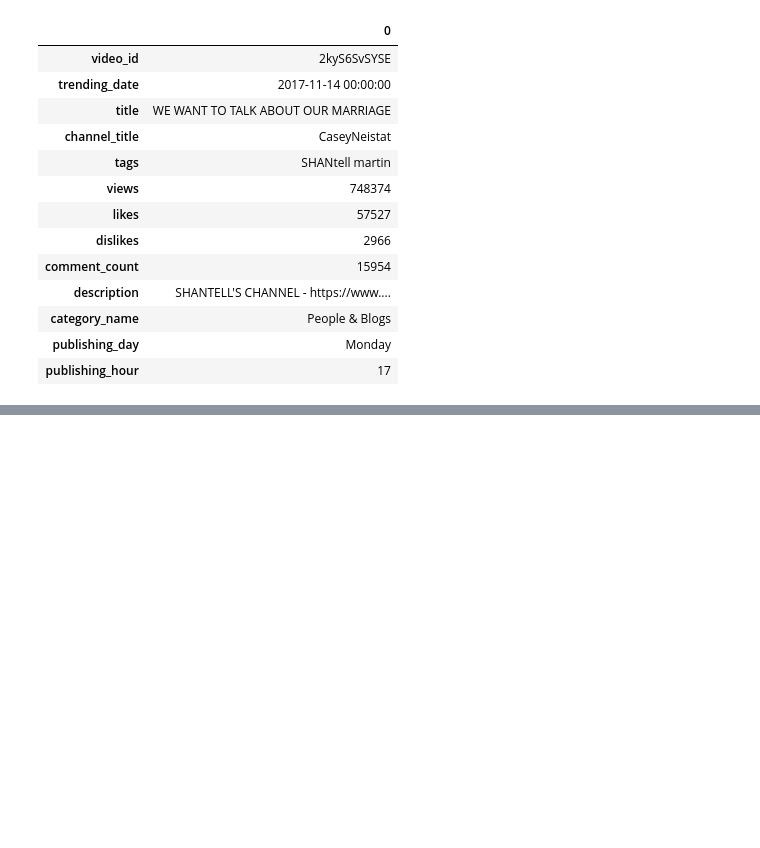
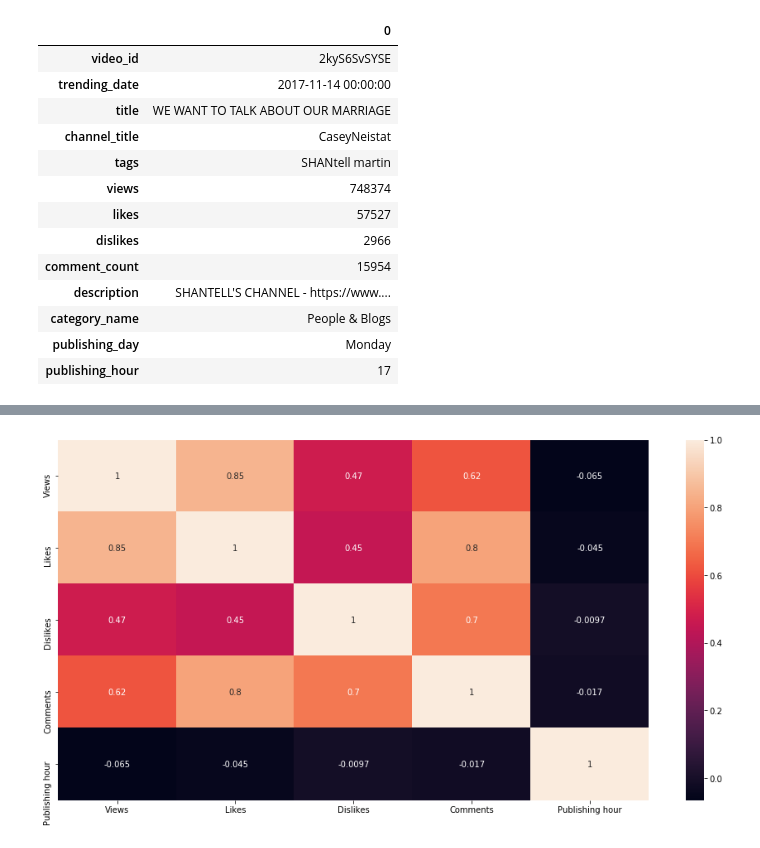
Before and after one commit to NguyenBinhHCMUS/LT4DS_FinalProject, a Jupyter notebook: 1712296-NguyenVanTamBinh.ipynb, the cells around one changed output, grey strips where cells are left out. Saved outputs shown, nothing was run; the diff lists cells and outputs as text; code cells hidden in the pictures; blank space fills up the shorter version.

```diff
--- a/1712296-NguyenVanTamBinh.ipynb
+++ b/1712296-NguyenVanTamBinh.ipynb
@@ -223,0 +269,9 @@ data_df.head(1).transpose()
+# %%
+heatmap_columns = ['views', 'likes', 'dislikes', 'comment_count', 'publishing_hour']
+
+_labels = ['Views', 'Likes', 'Dislikes', 'Comments','Publishing hour']
+
+fig, ax = plt.subplots(figsize=(16,8))
+sns.heatmap(data_df[heatmap_columns].corr(), annot=True, xticklabels=_labels, yticklabels=_labels);
+# %% [output]
+[figure, added]
```
Also changed, not shown: parts of 22 cells of this notebook.
